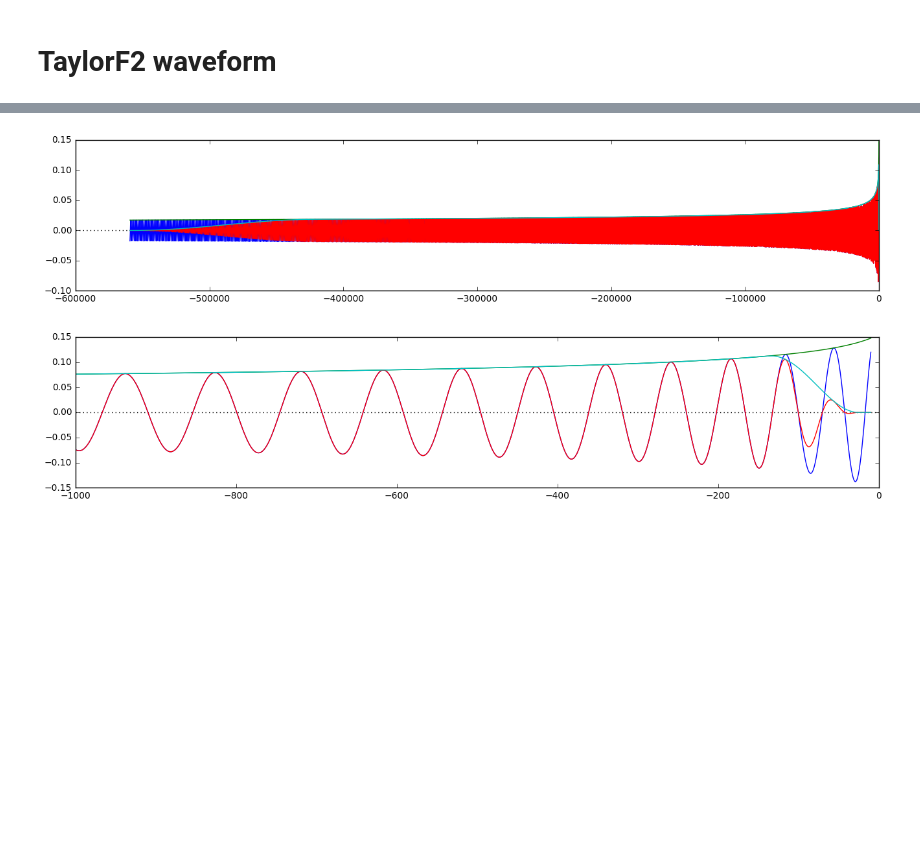
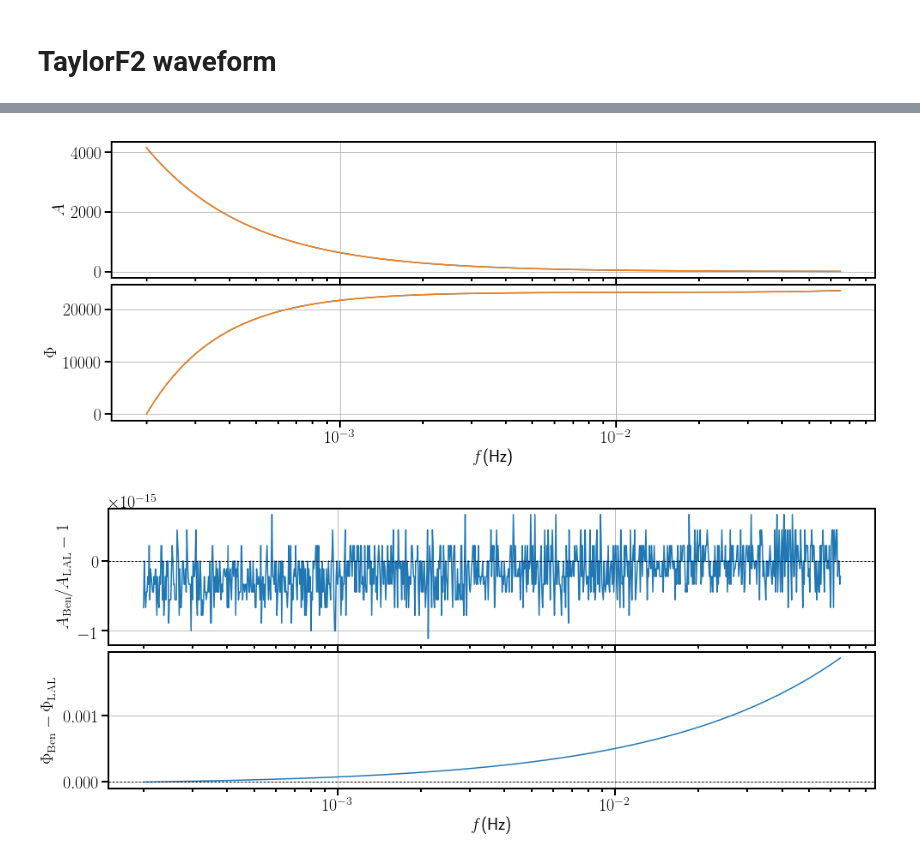
Before and after one commit to benjaminlackey/gpsurrogate, a Jupyter notebook: prototype/TestTaylorF2.ipynb, the cells around one changed output, grey strips where cells are left out. Saved outputs shown, nothing was run; the diff lists cells and outputs as text; code cells hidden in the pictures; blank space fills up the shorter version.

```diff
--- a/prototype/TestTaylorF2.ipynb
+++ b/prototype/TestTaylorF2.ipynb
@@ -331,14 +48,0 @@ axes.set_ylabel(r'$\Phi_{\rm Ben}(f)-\Phi_{\rm PyCBC}(f)$')
-# %%
-q, lambda1, lambda2 = 0.5, 0, 0
-mf_lower, delta_tbym = 0.0009, 10.0
-h = pycbcwave.dimensionless_td_waveform(q, lambda1, lambda2, mf_lower, delta_tbym, approximant='TaylorT4')
-hwin = wave.window_waveform_in_frequency_interval(h, 0.001, 0.015, 0.020)
-
-fig, axes = plt.subplots(1, figsize=(16, 3))
-wave.plot_waveforms(axes, [h, hwin], npoints=10000)
-
-fig, axes = plt.subplots(1, figsize=(16, 3))
-wave.plot_waveforms(axes, [h, hwin], xi=-1000, npoints=10000)
-# %% [output]
-[figure, removed]
-[figure, removed]
@@ -401,0 +49,40 @@ axes.set_ylabel(r'$\Phi_{\rm Ben}(f)-\Phi_{\rm PyCBC}(f)$')
+# %%
+q, s1, s2, lambda1, lambda2 = 0.5, 0.2, -0.6, 1000.0, 2000.0
+mf_min = 0.0002
+mf_max = 3.0*MF_ISCO
+delta_mf = 1.0e-8
+h_lal = lalwaveform.dimensionless_fd_waveform(
+    approximant='TaylorF2',
+    q=q, spin1z=s1, spin2z=s2,
+    lambda1=lambda1, lambda2=lambda2,
+    mf_min=mf_min, mf_max=mf_max, delta_mf=delta_mf)
+
+h_lal.add_phase(remove_start_phase=True)
+# %%
+mf = h_lal.x
+
+h_ben = taylorf2.dimensionless_taylorf2_waveform(
+    mf=mf, q=q,
+    spin1z=s1, spin2z=s2,
+    lambda1=lambda1, lambda2=lambda2)
+h_ben.add_phase(remove_start_phase=True)
+# %%
+# Plot h_true and h_sur
+fig, (ax1, ax2) = wave.plot_waveforms_fd([h_ben, h_lal])
+#ax1.set_yscale('log')
+ax1.set_ylabel(r'$A$')
+ax2.set_ylabel(r'$\Phi$')
+ax2.set_xlabel(r'$f$(Hz)')
+ax1.grid()
+ax2.grid()
+
+# Plot error
+fig, (ax1, ax2) = wave.plot_waveform_difference_fd(h_ben, h_lal)
+ax1.set_ylabel(r'$A_{\rm Ben}/A_{\rm LAL} - 1$')
+ax2.set_ylabel(r'$\Phi_{\rm Ben} - \Phi_{\rm LAL}$')
+ax2.set_xlabel(r'$f$(Hz)')
+ax1.grid()
+ax2.grid()
+# %% [output]
+[figure, added]
+[figure, added]
```
Also changed, not shown: parts of 12 cells of this notebook, 8 other files.
